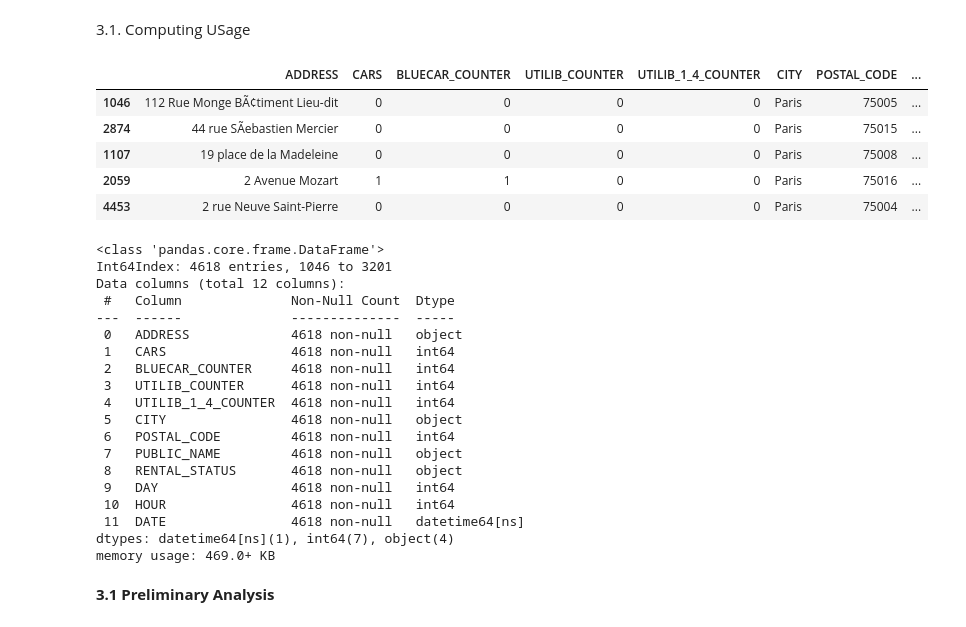
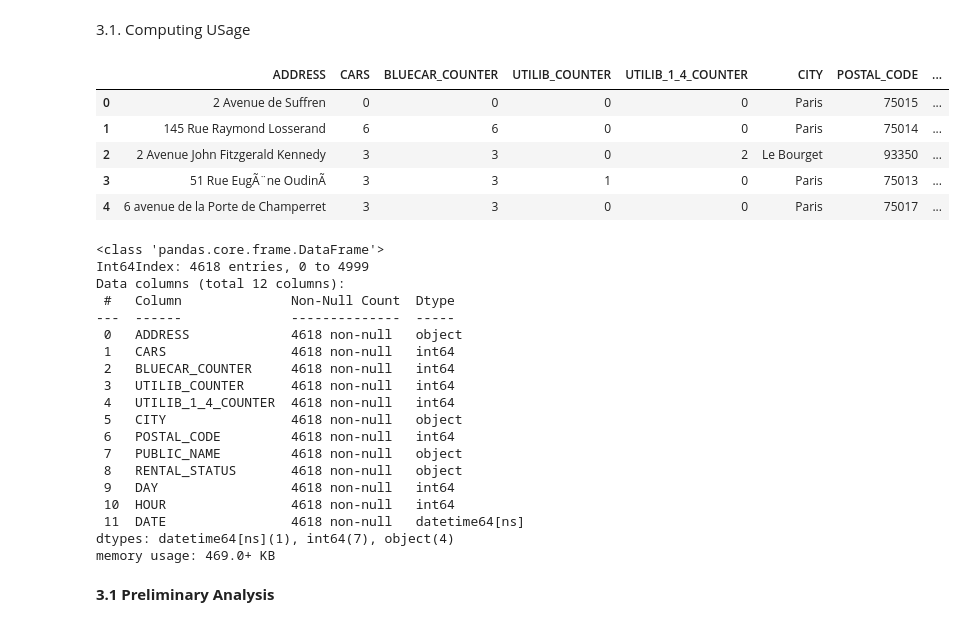
Before and after one commit to Obreintelly/Week_4_IP_Autolib_Data, a Jupyter notebook: Moringa_Data_Science_Prep_W4_Independent_Project_2021_03_Obrein_Telly_Autolib.ipynb, the cells around one changed output. Saved outputs shown, nothing was run; the diff lists cells and outputs as text; code cells hidden in the pictures.

```diff
--- a/Moringa_Data_Science_Prep_W4_Independent_Project_2021_03_Obrein_Telly_Autolib.ipynb
+++ b/Moringa_Data_Science_Prep_W4_Independent_Project_2021_03_Obrein_Telly_Autolib.ipynb
@@ -411,20 +411,20 @@ To compute usage, we will need to understand that we have to join successive (in
 # %%
 #Since the ADDRESS where cars are picked and returned are unique, we will need to to ensure we sort our data with address and time
 
-autolib_new_set.sort_values(by=["PUBLIC_NAME", "DATE"])
-autolib_new_set.head()
+autolib_new.sort_values(by=["ADDRESS", "DATE"])
+autolib_new.head()
 # %% [output]
 |  | ADDRESS | CARS | BLUECAR_COUNTER | UTILIB_COUNTER | UTILIB_1_4_COUNTER | CITY | POSTAL_CODE | ... |
-| 1046 | 112 Rue Monge BÃ¢timent Lieu-dit | 0 | 0 | 0 | 0 | Paris | 75005 | ... |
-| 2874 | 44 rue SÃebastien Mercier | 0 | 0 | 0 | 0 | Paris | 75015 | ... |
-| 1107 | 19 place de la Madeleine | 0 | 0 | 0 | 0 | Paris | 75008 | ... |
-| 2059 | 2 Avenue Mozart | 1 | 1 | 0 | 0 | Paris | 75016 | ... |
-| 4453 | 2 rue Neuve Saint-Pierre | 0 | 0 | 0 | 0 | Paris | 75004 | ... |
+| 0 | 2 Avenue de Suffren | 0 | 0 | 0 | 0 | Paris | 75015 | ... |
+| 1 | 145 Rue Raymond Losserand | 6 | 6 | 0 | 0 | Paris | 75014 | ... |
+| 2 | 2 Avenue John Fitzgerald Kennedy | 3 | 3 | 0 | 2 | Le Bourget | 93350 | ... |
+| 3 | 51 Rue EugÃ¨ne OudinÃ | 3 | 3 | 1 | 0 | Paris | 75013 | ... |
+| 4 | 6 avenue de la Porte de Champerret | 3 | 3 | 0 | 0 | Paris | 75017 | ... |
 # %%
-autolib_new_set.info()
+autolib_new.info()
 # %% [output]
 <class 'pandas.core.frame.DataFrame'>
-Int64Index: 4618 entries, 1046 to 3201
+Int64Index: 4618 entries, 0 to 4999
 Data columns (total 12 columns):
  #   Column              Non-Null Count  Dtype
 ---  ------              --------------  -----
```
Also changed, not shown: parts of 50 cells of this notebook.
